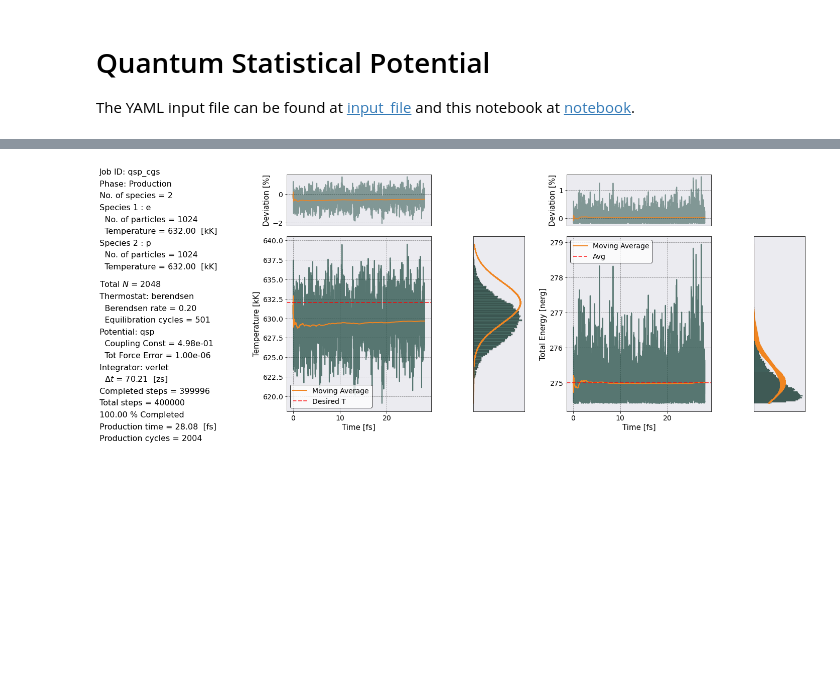
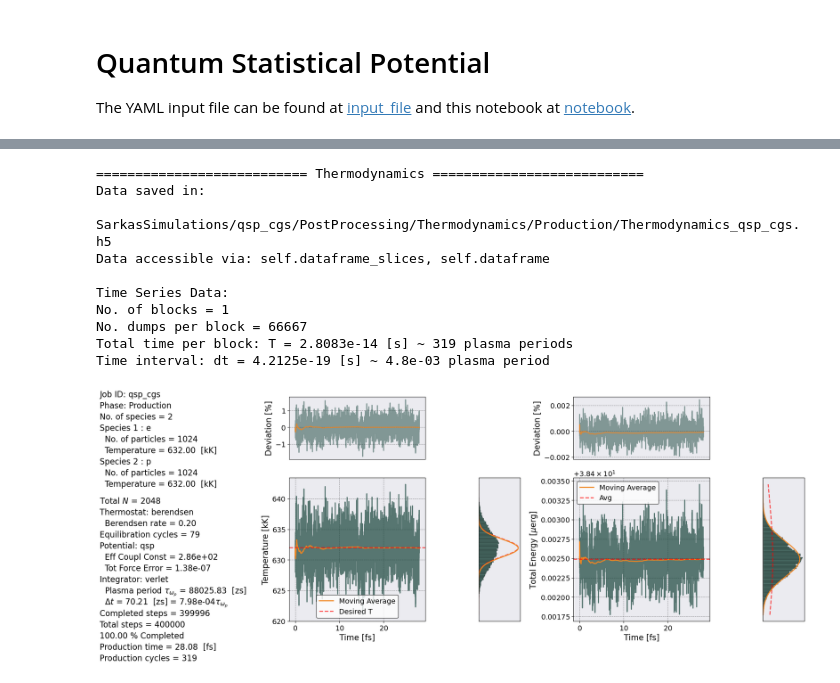
Before and after one commit to lucianogsilvestri/sarkas, a Jupyter notebook: docs/examples/QSP/QSP_Tutorial.ipynb, the cells around one changed output, grey strips where cells are left out. Saved outputs shown, nothing was run; the diff lists cells and outputs as text; code cells hidden in the pictures; blank space fills up the shorter version.

```diff
--- a/docs/examples/QSP/QSP_Tutorial.ipynb
+++ b/docs/examples/QSP/QSP_Tutorial.ipynb
@@ -80,11 +90,19 @@ postproc.setup(read_yaml=True)
 # %%
-# Equilibration check
-postproc.therm.setup(postproc.parameters)
-# postproc.therm.temp_energy_plot(postproc, phase='equilibration')
+# Production check
+therm = Thermodynamics()
+therm.setup(postproc.parameters)
+therm.temp_energy_plot(postproc)
+# %% [output]
+=========================== Thermodynamics ===========================
+Data saved in:
+ SarkasSimulations/qsp_cgs/PostProcessing/Thermodynamics/Production/Thermodynamics_qsp_cgs.h5
+Data accessible via: self.dataframe_slices, self.dataframe
+
+Time Series Data:
+No. of blocks = 1
+No. dumps per block = 66667
+Total time per block: T = 2.8083e-14 [s] ~ 319 plasma periods
+Time interval: dt = 4.2125e-19 [s] ~ 4.8e-03 plasma period
+[figure, added]
-# %%
-# Production check
-postproc.therm.temp_energy_plot(postproc, phase='production')
-# %% [output]
-[figure, removed]
 # %%
 # Radial Distribution Function
```
Also changed, not shown: parts of 9 cells of this notebook, 2 other files.
